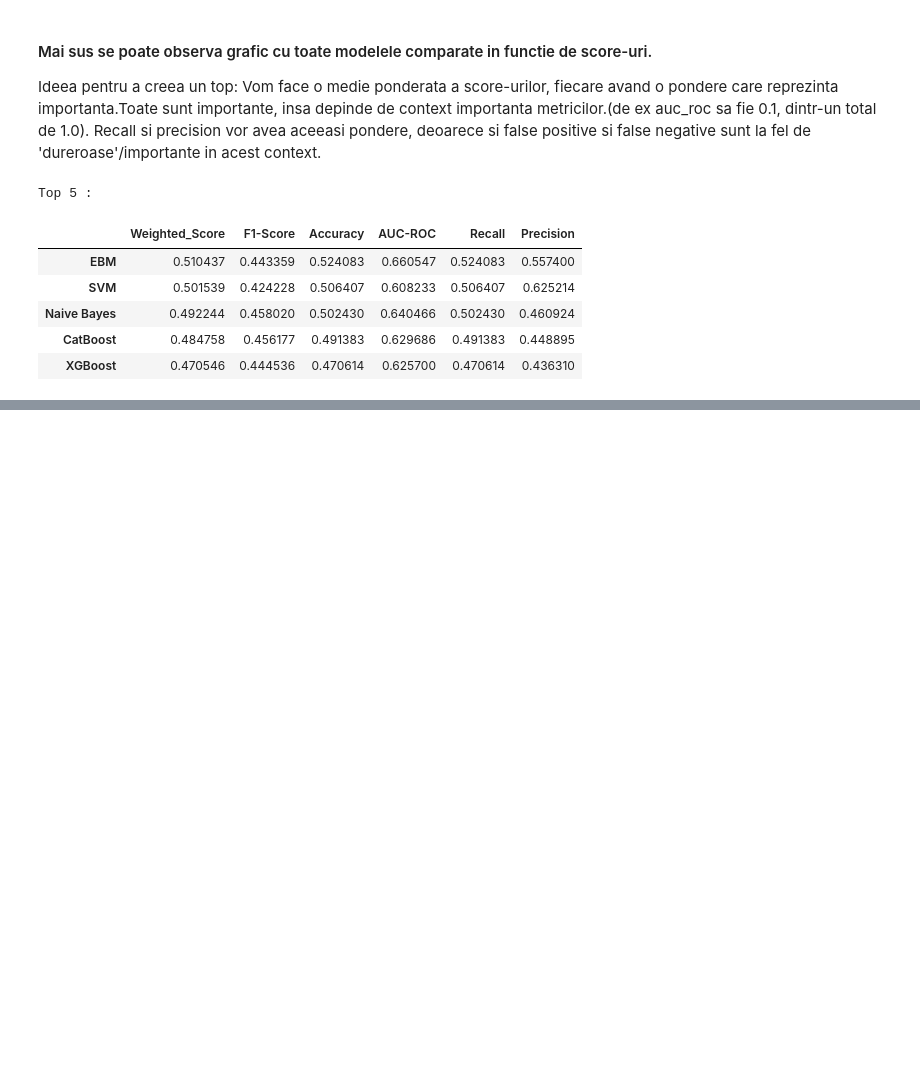
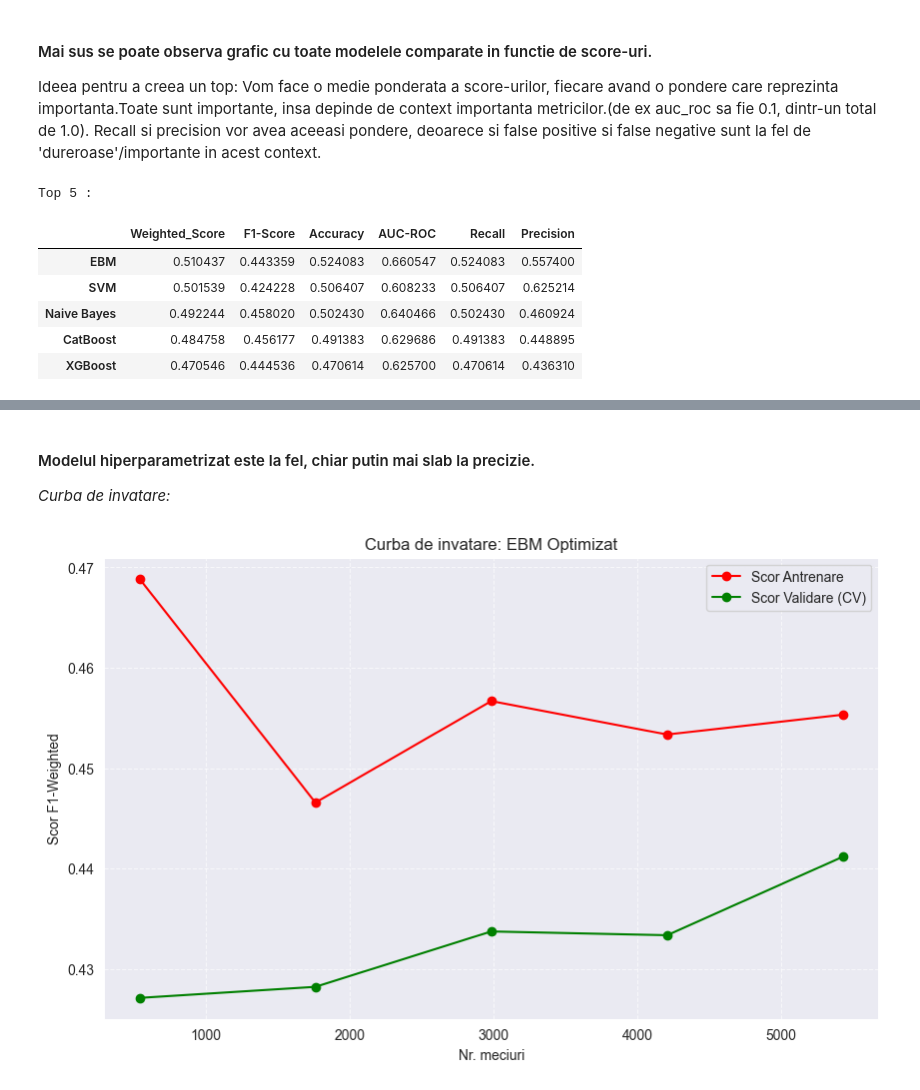
Before and after one commit to Technical-University-of-Cluj-Napoca/proiect-ml-RazvanBarna, a Jupyter notebook: Notebooks/Classification.ipynb, the cells around one changed output, grey strips where cells are left out. Drawn from its saved outputs; the diff is of its cells as text; code cells hidden in the pictures; blank space fills up the shorter version.

```diff
--- a/Notebooks/Classification.ipynb
+++ b/Notebooks/Classification.ipynb
@@ -1040,0 +1126,9 @@ Top 5 :
+# %% [markdown]
+#### Modelul hiperparametrizat este la fel, chiar putin mai slab la precizie.
+*Curba de invatare:*
+# %%
+from Classes.Utils import plot_learning_curve
+
+plot_learning_curve(best_ebm, X_train_scaled, y_train, "Curba de invatare: EBM Optimizat")
+# %% [output]
+[figure, added]
```
Also changed, not shown: parts of 34 cells of this notebook, 21 other files.
